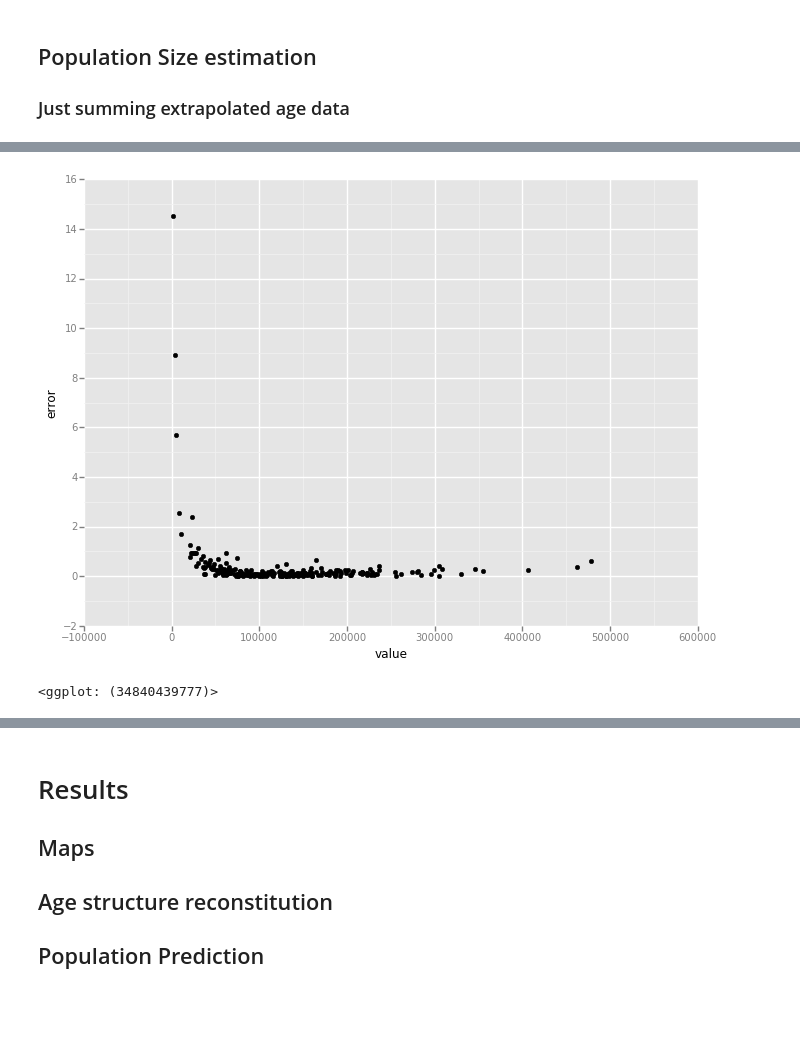
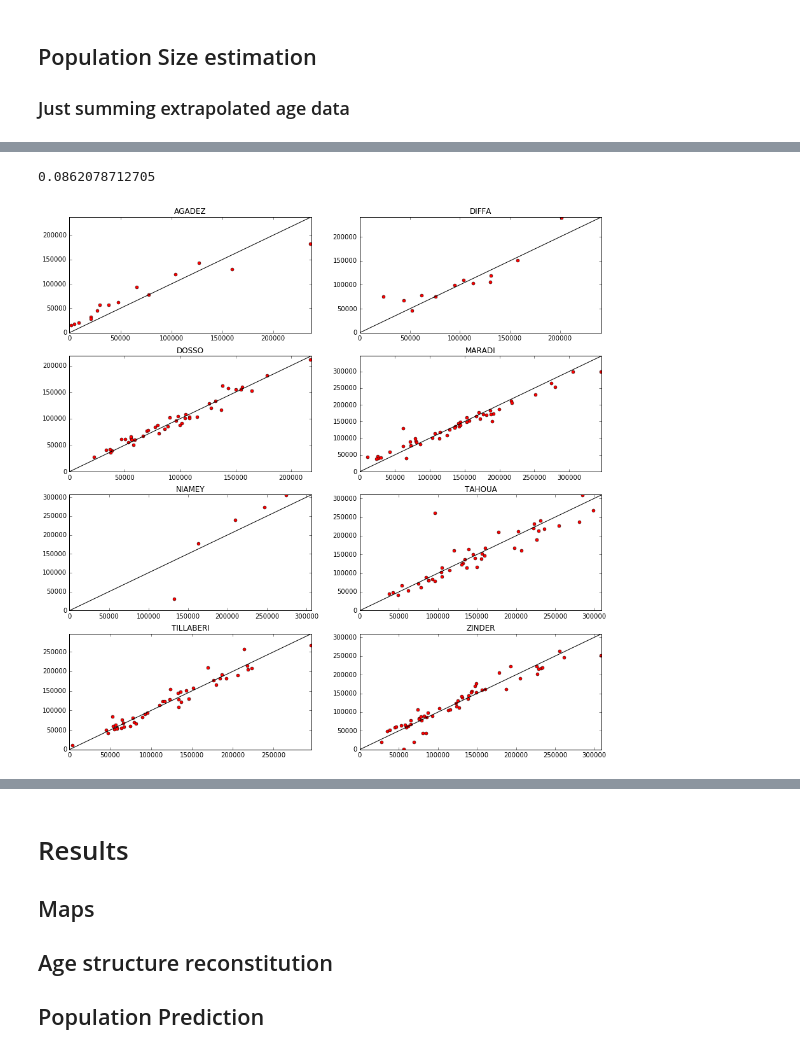
Before and after one commit to grlurton/niger_election, a Jupyter notebook: notebooks/Voters List and Population in Niger.ipynb, the cells around one changed output, grey strips where cells are left out. Drawn from its saved outputs; the diff is of its cells as text; code cells hidden in the pictures; blank space fills up the shorter version.

```diff
--- a/notebooks/Voters List and Population in Niger.ipynb
+++ b/notebooks/Voters List and Population in Niger.ipynb
@@ -122,5 +130,9 @@ pop = voters_data.groupby('NOM_COMMUNE').apply(sum_population)
-# %%
-extrapolated_region = {}
-for region in out.NOM_COMMUNE :
-    total_pop = sum(np.multiply(extrapol_ages[region] , pop[region])) + pop[region]
-    extrapolated_region[region] =  {'pop':total_pop}
+# %%
+def Impute_Extra_Kids(N_Voters , extrapolated_data = extrapolated_data):
+    pop = N_Voters.n_voters
+    uu = N_Voters.region[list(N_Voters.index)[0]] + '_' + N_Voters.commune[list(N_Voters.index)[0]]
+    total_pop = sum(extrapolated_data[uu]['extrapolated'] + extrapolated_data[uu]['splinned']) * pop
+    return total_pop[list(total_pop.index)[0]]
+
+total_pop = N_Voters.groupby(['region' , 'commune']).apply(Impute_Extra_Kids).reset_index()
+total_pop.columns = ['region' , 'commune' , 'extrapolated_data']
@@ -127,2 +141,3 @@ for region in out.NOM_COMMUNE :
 # %%
-census_data = pd.read_csv('../data/processed/commune_collapsed_matched.csv' , encoding = "ISO-8859-1")
+model_data = pd.read_csv('../data/processed/commune_collapsed_matched.csv' , encoding = "ISO-8859-1")
+model_data['urbain'] = list(model_data['commune'].str[0:14] == 'ARRONDISSEMENT')
@@ -210,7 +144,47 @@ np.average(error)
-# %%
-data_plot = pd.DataFrame( {'value' : y , 'prediction' : predicted_lr ,
-                          'error' : error})
-ggplot(aes(x = 'value' , y = 'error') , data = data_plot) + geom_point()
-# %% [output]
-[figure, removed]
-<ggplot: (34840439777)>
+# %%
+model_data = pd.merge(model_data , total_pop , on = ['region' , 'commune'])
+# %%
+## Get relevant sklearn tools
+from sklearn import datasets , preprocessing
+from sklearn.cross_validation import cross_val_predict
+from sklearn import linear_model
+from sklearn.feature_extraction import DictVectorizer
+
+y = np.asarray(model_data.population_census)
+
+x_cat = model_data[['region' , 'urbain']].T.to_dict().values()
+
+
+v = DictVectorizer(sparse=False)
+x_cat = v.fit_transform(x_cat)
+
+x_train = np.hstack((model_data[['population_voting_list' , 'mean_age' , 'urbain']] , x_cat ))
+
+## Linear Regression
+lr = linear_model.LinearRegression()
+predicted_lr = cross_val_predict(lr, x_train  , y, cv=10)
+
+error = abs(predicted_lr - y)  / y
+print(np.median(error))
+
+dat = pd.DataFrame({'y':y , 'error':error , 'region':model_data.region , 'commune':model_data.commune , 'predicted':predicted_lr})
+
+nrow = 4
+ncol = 2
+
+f, axarr = plt.subplots(nrow, ncol,figsize=(15,15))
+col = row = 0
+for region in list(dat['region'].unique()) :
+    axarr[row , col].plot(dat.y[dat['region'] == region] ,
+                          dat.predicted[dat['region'] == region], 'ro', ms=5 )
+    axarr[row , col].plot([0 , max([max(dat.y[dat['region'] == region]) , max(dat.predicted[dat['region'] == region])])] , [0 , max([max(dat.y[dat['region'] == region]) , max(dat.predicted[dat['region'] == region])])] ,'k-')
+    axarr[row , col].set_xlim(0,(max([max(dat.y[dat['region'] == region]) , max(dat.predicted[dat['region'] == region])]) + 1000))
+    axarr[row , col].set_ylim(0,(max([max(dat.y[dat['region'] == region]) , max(dat.predicted[dat['region'] == region])]) + 1000))
+    axarr[row , col].set_title(region)
+    col = col + 1
+    if col > (ncol - 1) :
+        col = 0
+        row = row + 1
+# %% [output]
+0.0862078712705
+[figure, added]
```
Also changed, not shown: parts of 21 cells of this notebook.
